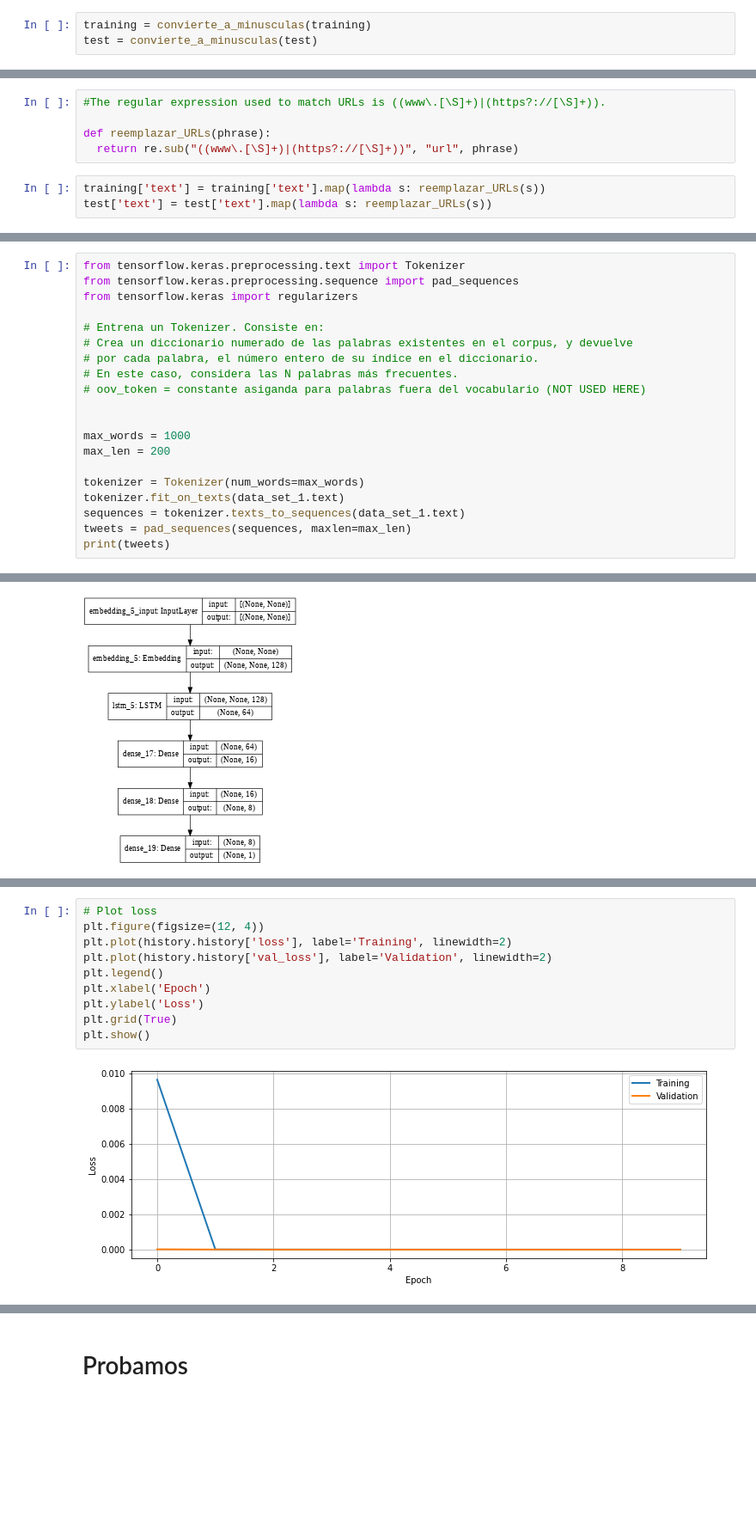
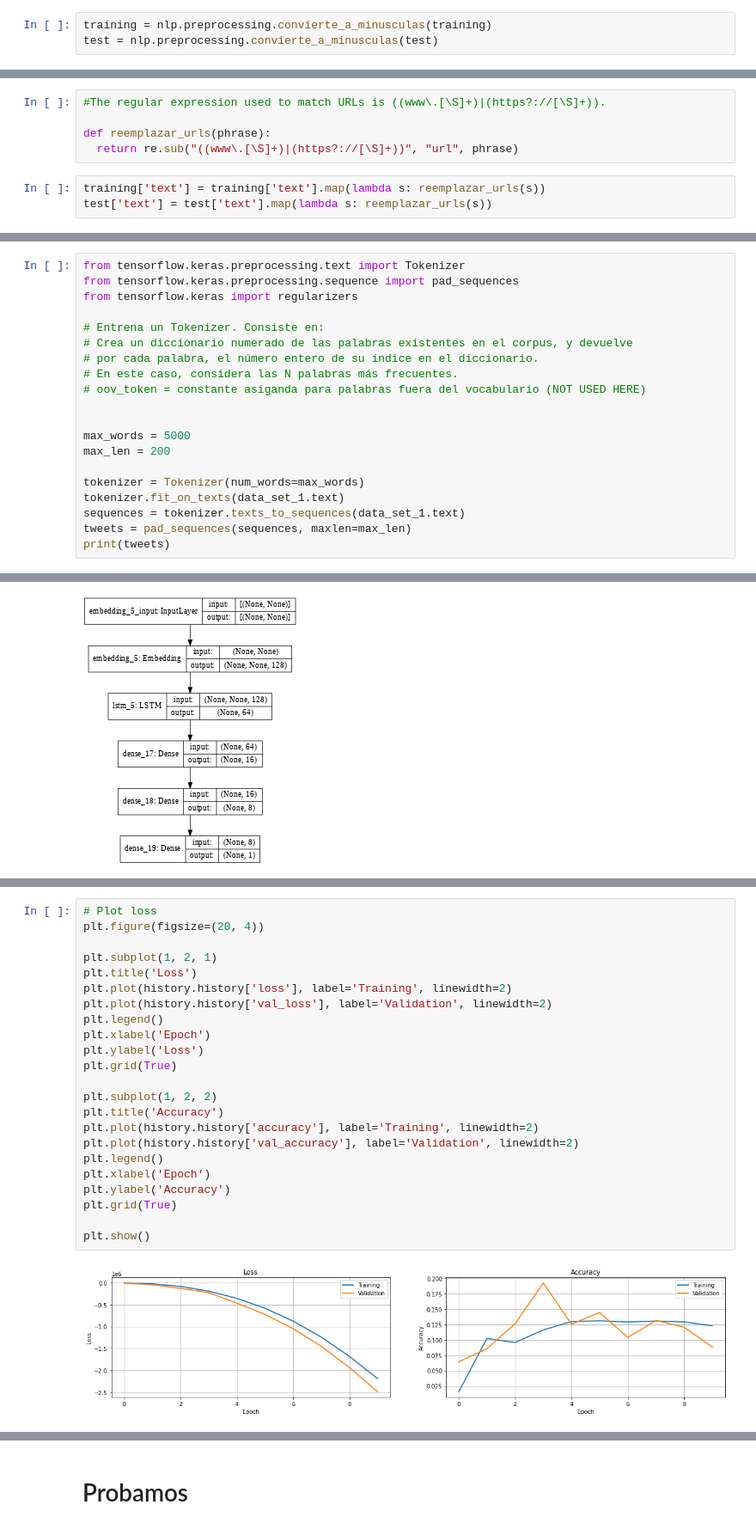
Before and after one commit to caroacostatovany/sentiment_analysis_tweets, a Jupyter notebook: notebooks/modelado.ipynb, the cells around one changed output, grey strips where cells are left out. Shown: that part at 86% size. Cells and saved outputs as stored; diff of their text form; blank space fills up the shorter version.

```diff
--- a/notebooks/modelado.ipynb
+++ b/notebooks/modelado.ipynb
@@ -112,5 +111,5 @@ def convierte_a_minusculas(df):
 # %%
-training = convierte_a_minusculas(training)
-test = convierte_a_minusculas(test)
+training = nlp.preprocessing.convierte_a_minusculas(training)
+test = nlp.preprocessing.convierte_a_minusculas(test)
 # %% [markdown]
 ## Reemplazamos las URLs con el texto "URL"
@@ -117,11 +118,11 @@ test = convierte_a_minusculas(test)
 # %%
 #The regular expression used to match URLs is ((www\.[\S]+)|(https?://[\S]+)).
 
-def reemplazar_URLs(phrase):
+def reemplazar_urls(phrase):
   return re.sub("((www\.[\S]+)|(https?://[\S]+))", "url", phrase)
 # %%
-training['text'] = training['text'].map(lambda s: reemplazar_URLs(s))
-test['text'] = test['text'].map(lambda s: reemplazar_URLs(s))
+training['text'] = training['text'].map(lambda s: reemplazar_urls(s))
+test['text'] = test['text'].map(lambda s: reemplazar_urls(s))
 # %% [markdown]
 ## Reemplazamos las menciones @ con la palabra "USER_MENTION"
 # %%
@@ -326,7 +331,7 @@ from tensorflow.keras import regularizers
 # oov_token = constante asiganda para palabras fuera del vocabulario (NOT USED HERE)
 
 
-max_words = 1000
+max_words = 5000
 max_len = 200
 
 tokenizer = Tokenizer(num_words=max_words)
@@ -506,15 +524,28 @@ Epoch 1/10
 # %%
 # Plot loss
-plt.figure(figsize=(12, 4))
+plt.figure(figsize=(20, 4))
+
+plt.subplot(1, 2, 1)
+plt.title('Loss')
 plt.plot(history.history['loss'], label='Training', linewidth=2)
 plt.plot(history.history['val_loss'], label='Validation', linewidth=2)
 plt.legend()
 plt.xlabel('Epoch')
 plt.ylabel('Loss')
 plt.grid(True)
+
+plt.subplot(1, 2, 2)
+plt.title('Accuracy')
+plt.plot(history.history['accuracy'], label='Training', linewidth=2)
+plt.plot(history.history['val_accuracy'], label='Validation', linewidth=2)
+plt.legend()
+plt.xlabel('Epoch')
+plt.ylabel('Accuracy')
+plt.grid(True)
+
 plt.show()
 # %% [output]
-[figure, old version]
+[figure, new version]
 # %%
 #checkpoint2 = ModelCheckpoint("rnn_model.hdf5", monitor='val_accuracy', verbose=1,save_best_only=True, mode='auto', period=1,save_weights_only=False)
 #history = model2.fit(X_train, y_train, epochs=10, validation_split=0.2, callbacks=[checkpoint2])
```
Also changed, not shown: parts of 23 cells of this notebook.
